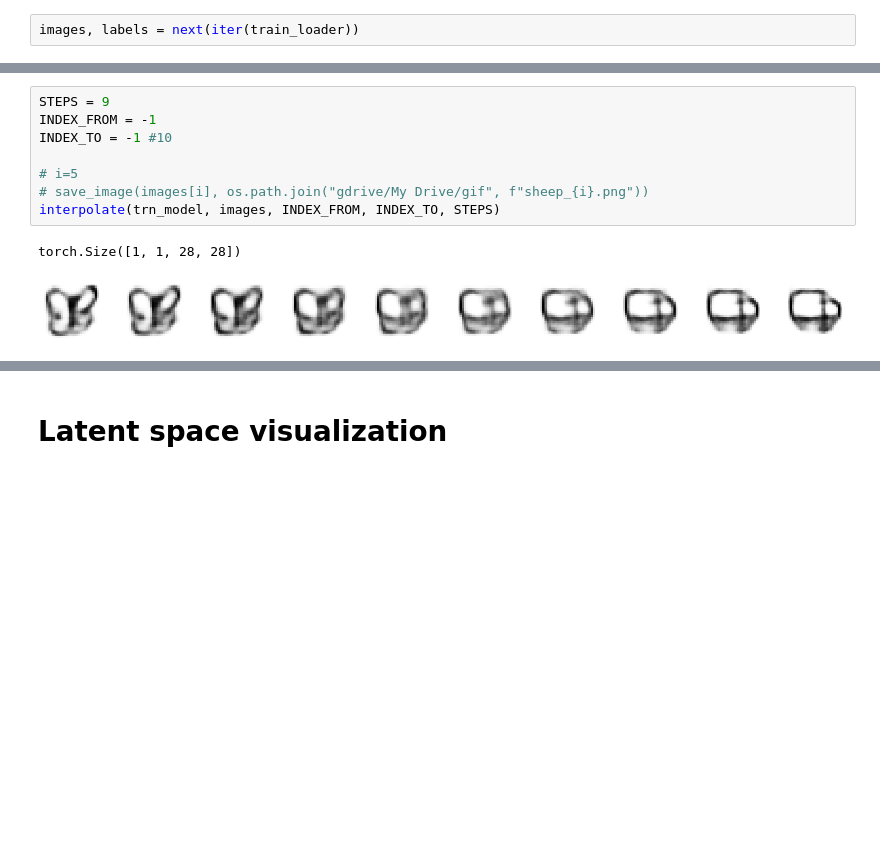
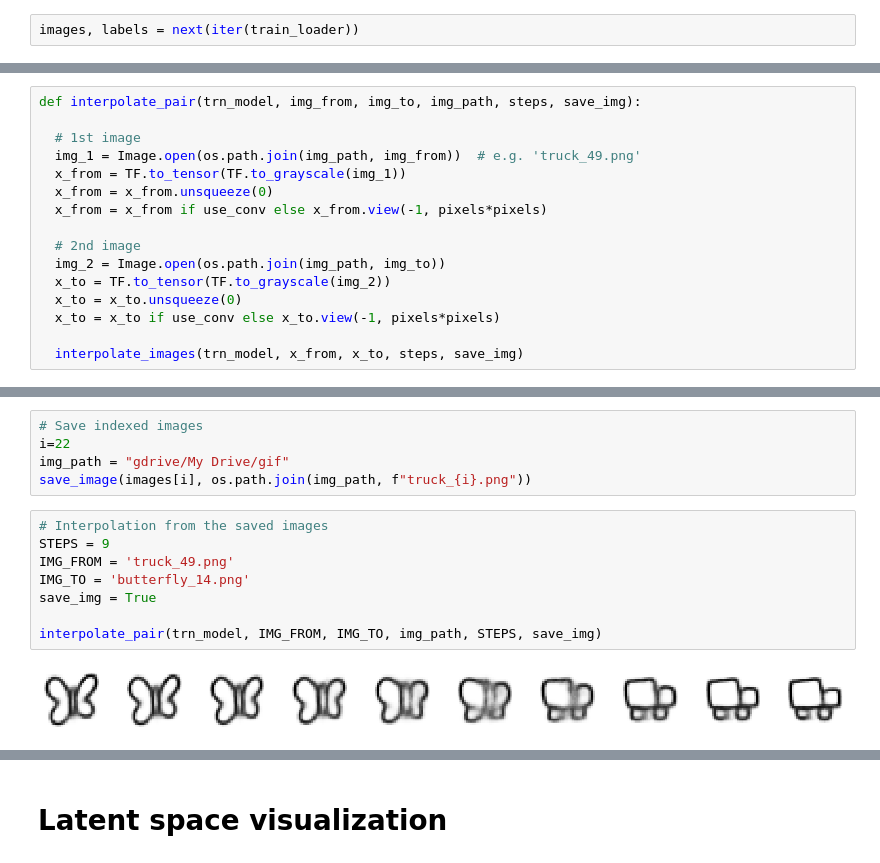
Before and after one commit to zuzkajelcicova/02456_DL-sketch_features_VAE, a Jupyter notebook: sketch_features_main.ipynb, the cells around one changed output, grey strips where cells are left out. Saved outputs shown, nothing was run; the diff lists cells and outputs as text; blank space fills up the shorter version.

```diff
--- a/sketch_features_main.ipynb
+++ b/sketch_features_main.ipynb
@@ -744,0 +653,16 @@ def interpolate_images(trn_model, img_from, img_to, steps):
+# %%
+def interpolate_pair(trn_model, img_from, img_to, img_path, steps, save_img):
+
+  # 1st image
+  img_1 = Image.open(os.path.join(img_path, img_from))  # e.g. 'truck_49.png'
+  x_from = TF.to_tensor(TF.to_grayscale(img_1))
+  x_from = x_from.unsqueeze(0)
+  x_from = x_from if use_conv else x_from.view(-1, pixels*pixels)
+
+  # 2nd image
+  img_2 = Image.open(os.path.join(img_path, img_to))
+  x_to = TF.to_tensor(TF.to_grayscale(img_2))
+  x_to = x_to.unsqueeze(0)
+  x_to = x_to if use_conv else x_to.view(-1, pixels*pixels)
+
+  interpolate_images(trn_model, x_from, x_to, steps, save_img)
@@ -771,11 +728,15 @@ plt.show()
-# %%
-STEPS = 9
-INDEX_FROM = -1
-INDEX_TO = -1 #10
-
-# i=5
-# save_image(images[i], os.path.join("gdrive/My Drive/gif", f"sheep_{i}.png"))
-interpolate(trn_model, images, INDEX_FROM, INDEX_TO, STEPS)
-# %% [output]
-torch.Size([1, 1, 28, 28])
-[figure, removed]
+# %%
+# Save indexed images
+i=22
+img_path = "gdrive/My Drive/gif"
+save_image(images[i], os.path.join(img_path, f"truck_{i}.png"))
+# %%
+# Interpolation from the saved images
+STEPS = 9
+IMG_FROM = 'truck_49.png'
+IMG_TO = 'butterfly_14.png'
+save_img = True
+
+interpolate_pair(trn_model, IMG_FROM, IMG_TO, img_path, STEPS, save_img)
+# %% [output]
+[figure, added]
```
Also changed, not shown: parts of 15 cells of this notebook.
